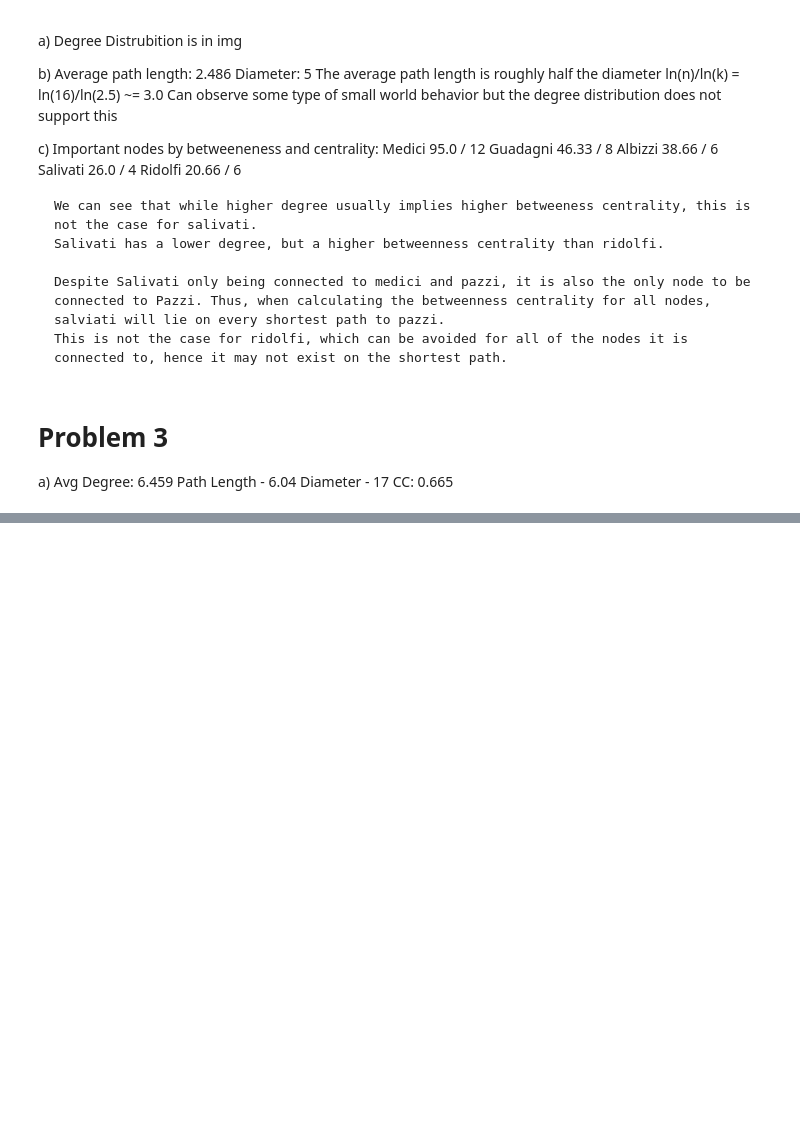
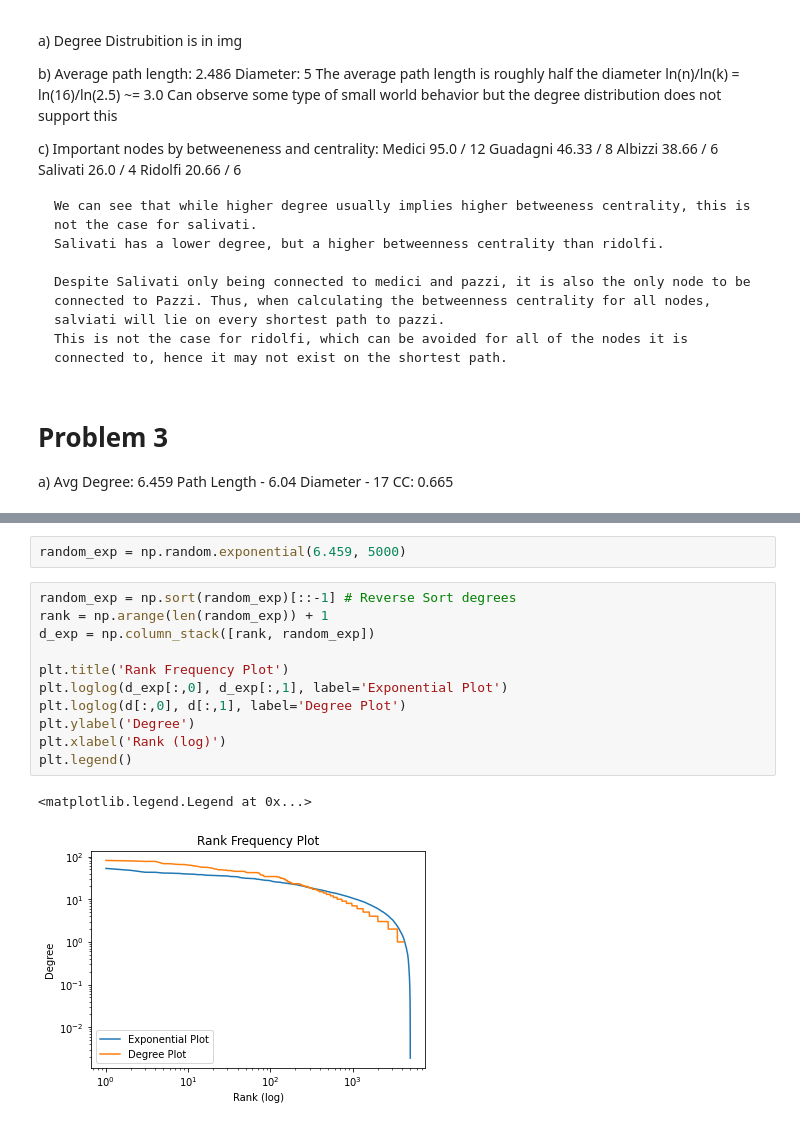
Before and after one commit to JacksonPaull/fa2023, a Jupyter notebook: RWN/HW1/hw1.ipynb, the cells around one changed output, grey strips where cells are left out. Drawn from its saved outputs; the diff is of its cells as text; blank space fills up the shorter version.

```diff
--- a/RWN/HW1/hw1.ipynb
+++ b/RWN/HW1/hw1.ipynb
@@ -113,0 +152,16 @@ a) Avg Degree: 6.459
+# %%
+random_exp = np.random.exponential(6.459, 5000)
+# %%
+random_exp = np.sort(random_exp)[::-1] # Reverse Sort degrees
+rank = np.arange(len(random_exp)) + 1
+d_exp = np.column_stack([rank, random_exp])
+
+plt.title('Rank Frequency Plot')
+plt.loglog(d_exp[:,0], d_exp[:,1], label='Exponential Plot')
+plt.loglog(d[:,0], d[:,1], label='Degree Plot')
+plt.ylabel('Degree')
+plt.xlabel('Rank (log)')
+plt.legend()
+# %% [output]
+<matplotlib.legend.Legend at 0x...>
+[figure, added]
```
Also changed, not shown: parts of 12 cells of this notebook.
